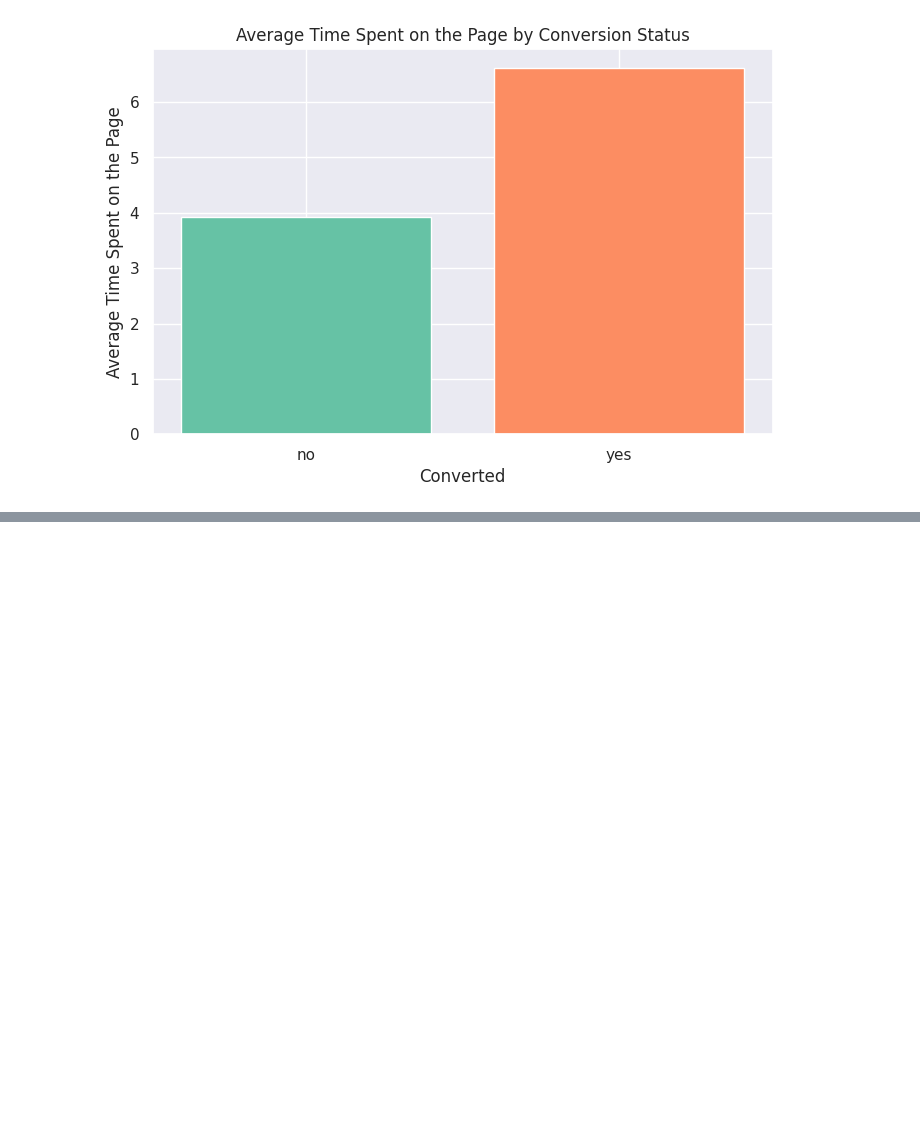
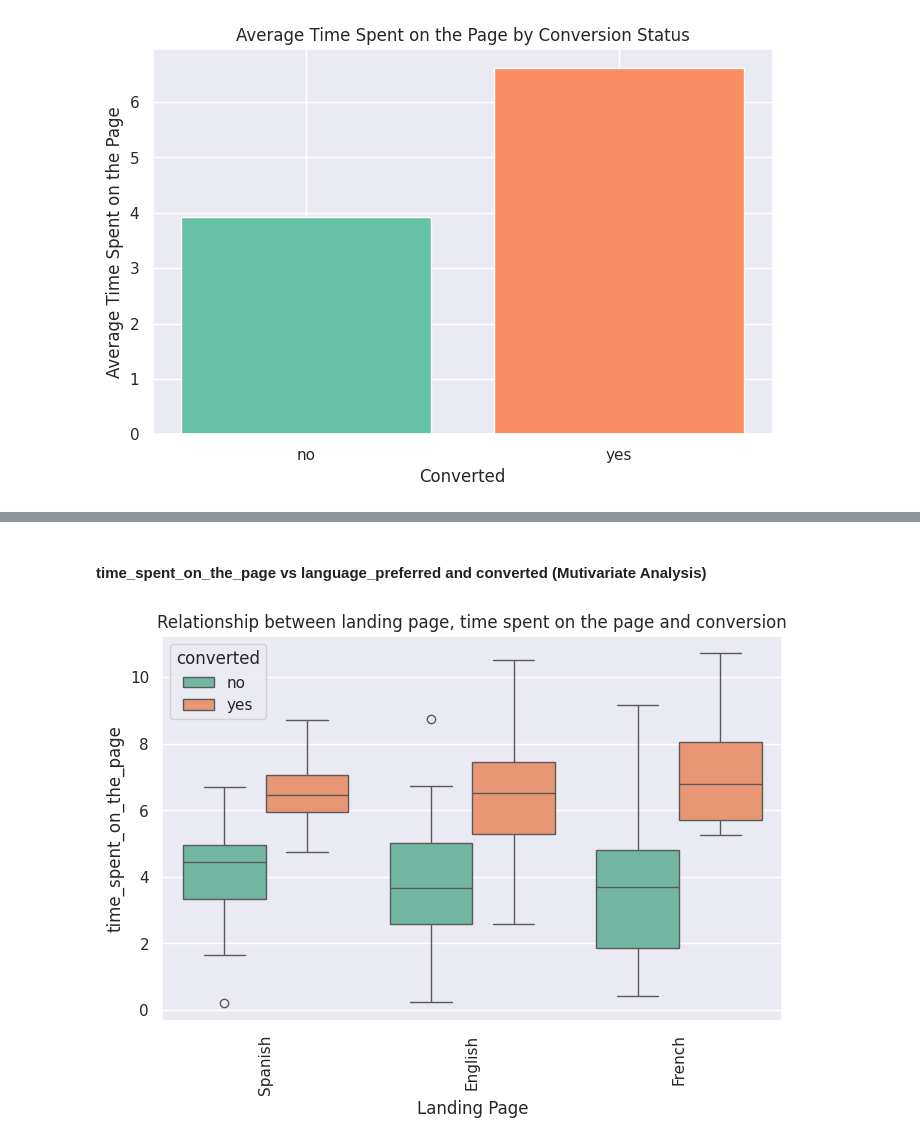
Before and after one commit to Rajesh2015/E-news-Express-Project, a Jupyter notebook: E-news Express Project Solution.ipynb, the cells around one changed output, grey strips where cells are left out. Saved outputs shown, nothing was run; the diff lists cells and outputs as text; code cells hidden in the pictures; blank space fills up the shorter version.

```diff
--- a/E-news Express Project Solution.ipynb
+++ b/E-news Express Project Solution.ipynb
@@ -542,0 +630,11 @@ It seems people who spends more time on landing page have higher chance to get c
+# %% [markdown]
+#### time_spent_on_the_page vs language_preferred and converted (Mutivariate Analysis)
+# %%
+# Box plot to show the relationship between time_spent_on_the_page converted and landing_page
+
+plt=plot_boxplot(df, x_col='language_preferred', y_col='time_spent_on_the_page', hue_col='converted',
+             title="Relationship between landing page, time spent on the page and conversion",
+             xlabel="Landing Page")
+plt.show()
+# %% [output]
+[figure, added]
```
Also changed, not shown: parts of 16 cells of this notebook.
